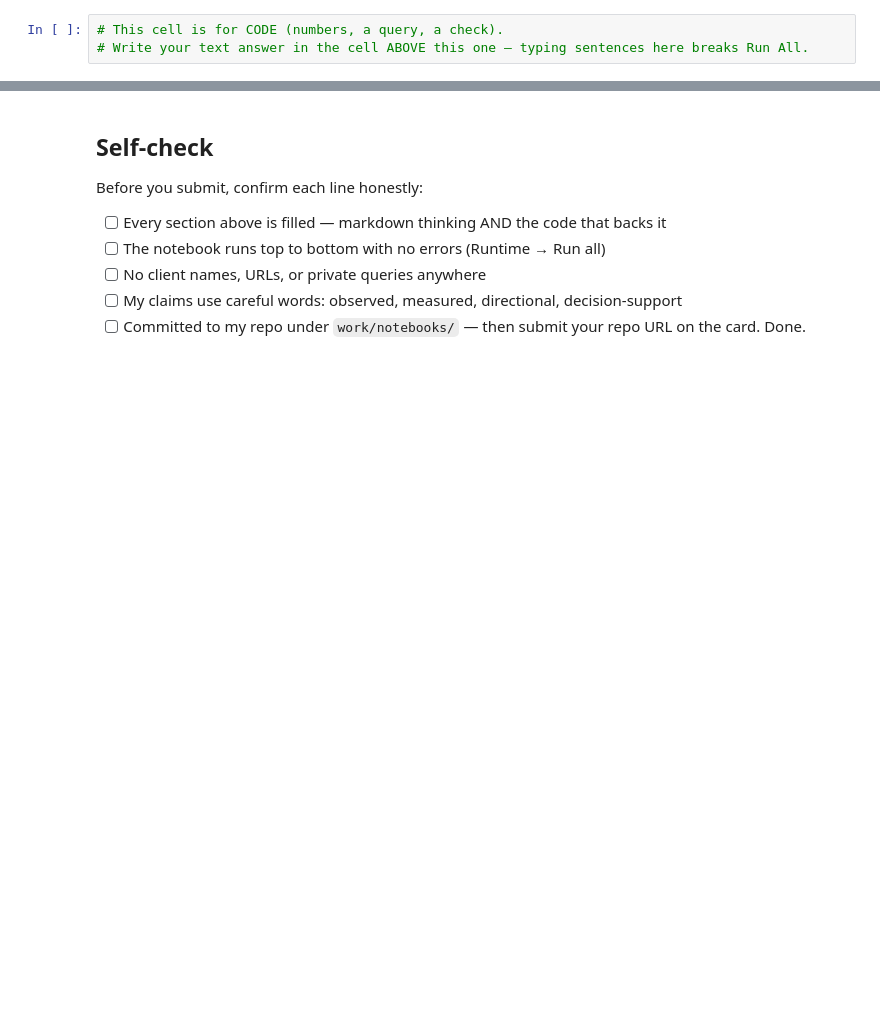
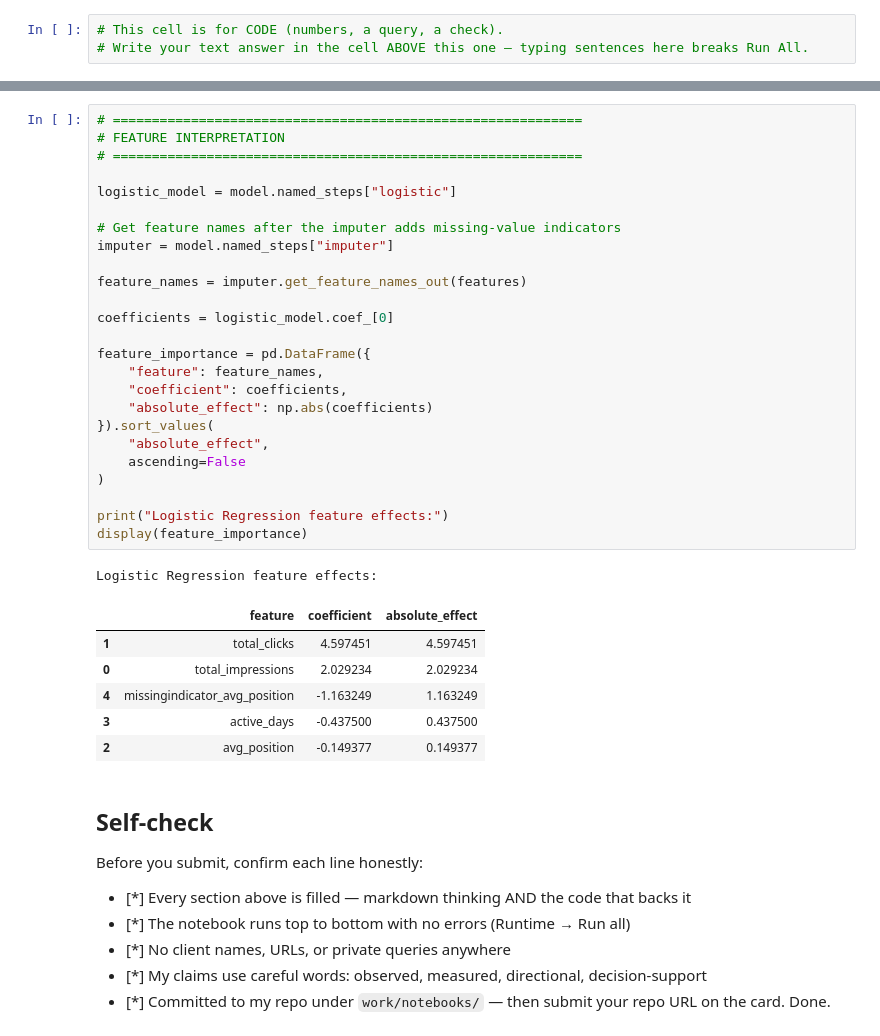
Before and after one commit to victorydavid-lab/Victory, a Jupyter notebook: work/notebooks/w05_model.ipynb, the cells around one changed output, grey strips where cells are left out. Saved outputs shown, nothing was run; the diff lists cells and outputs as text; blank space fills up the shorter version.

```diff
--- a/work/notebooks/w05_model.ipynb
+++ b/work/notebooks/w05_model.ipynb
@@ -37,10 +920,43 @@ This skeleton is yours to fill. Work the sections **in order** — each one has
+# %%
+# ============================================================
+# FEATURE INTERPRETATION
+# ============================================================
+
+logistic_model = model.named_steps["logistic"]
+
+# Get feature names after the imputer adds missing-value indicators
+imputer = model.named_steps["imputer"]
+
+feature_names = imputer.get_feature_names_out(features)
+
+coefficients = logistic_model.coef_[0]
+
+feature_importance = pd.DataFrame({
+    "feature": feature_names,
+    "coefficient": coefficients,
+    "absolute_effect": np.abs(coefficients)
+}).sort_values(
+    "absolute_effect",
+    ascending=False
+)
+
+print("Logistic Regression feature effects:")
+display(feature_importance)
+# %% [output]
+Logistic Regression feature effects:
+|  | feature | coefficient | absolute_effect |
+| 1 | total_clicks | 4.597451 | 4.597451 |
+| 0 | total_impressions | 2.029234 | 2.029234 |
+| 4 | missingindicator_avg_position | -1.163249 | 1.163249 |
+| 3 | active_days | -0.437500 | 0.437500 |
+| 2 | avg_position | -0.149377 | 0.149377 |
 # %% [markdown]
 ## Self-check
 
 Before you submit, confirm each line honestly:
 
-- [ ] Every section above is filled — markdown thinking AND the code that backs it
-- [ ] The notebook runs top to bottom with no errors (Runtime → Run all)
-- [ ] No client names, URLs, or private queries anywhere
-- [ ] My claims use careful words: observed, measured, directional, decision-support
-- [ ] Committed to my repo under `work/notebooks/` — then submit your repo URL on the card. Done.
+- [*] Every section above is filled — markdown thinking AND the code that backs it
+- [*] The notebook runs top to bottom with no errors (Runtime → Run all)
+- [*] No client names, URLs, or private queries anywhere
+- [*] My claims use careful words: observed, measured, directional, decision-support
+- [*] Committed to my repo under `work/notebooks/` — then submit your repo URL on the card. Done.
```
Also changed, not shown: parts of 35 cells of this notebook.
